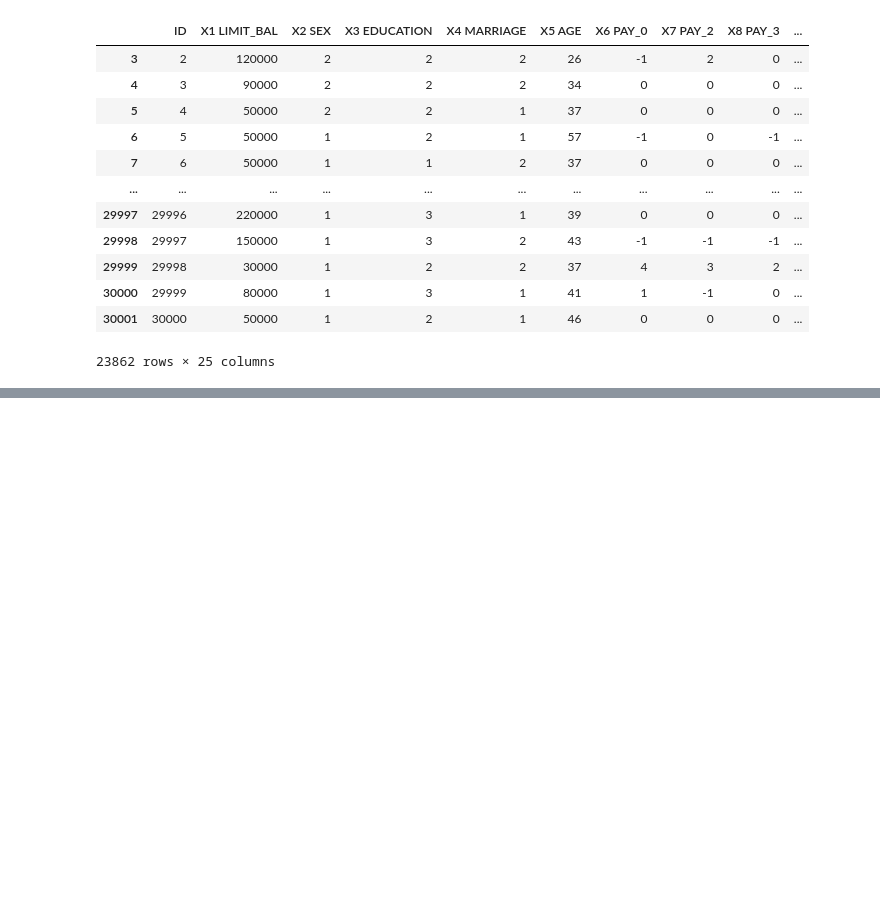
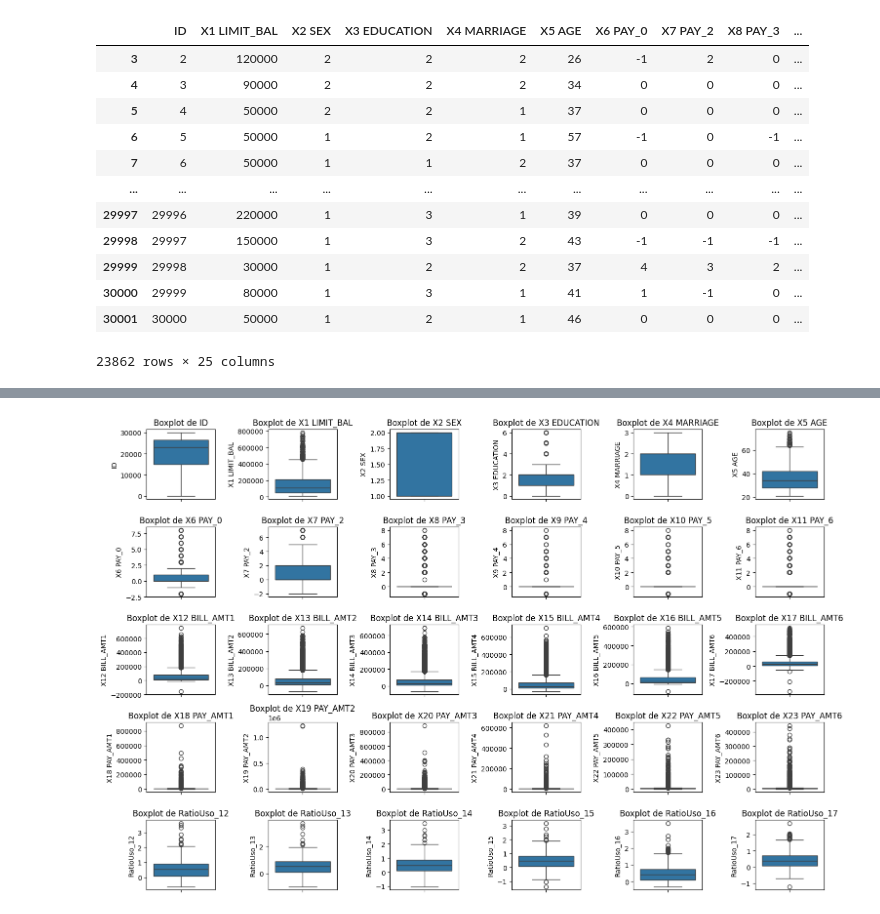
Before and after one commit to spulidod/Proyecto2_actd, a Jupyter notebook: LimpiezaDatos.ipynb, the cells around one changed output, grey strips where cells are left out. Cells and saved outputs as stored; diff of their text form; code cells hidden in the pictures; blank space fills up the shorter version.

```diff
--- a/LimpiezaDatos.ipynb
+++ b/LimpiezaDatos.ipynb
@@ -66,0 +79,23 @@ for index, row in df.iterrows():
+# %%
+import matplotlib.pyplot as plt
+
+# Definir las variables de entrada (todas except la variable objetivo)
+variables_entrada = df.drop(columns=["Y default payment next month"])
+
+# Configurar el tamaño de la figura
+plt.figure(figsize=(15, 10))
+
+# Crear un boxplot para cada variable de entrada
+num_subplots = min(len(variables_entrada.columns), 30)
+for i, columna in enumerate(variables_entrada.columns[:num_subplots]):
+    plt.subplot(5, 6, i+1)
+    sns.boxplot(y=columna, data=df)
+    plt.title(f'Boxplot de {columna}')
+
+# Ajustar el diseño de los subgráficos
+plt.tight_layout()
+
+# Mostrar los boxplots
+plt.show()
+# %% [output]
+[figure, added]
```
Also changed, not shown: parts of 7 cells of this notebook.
